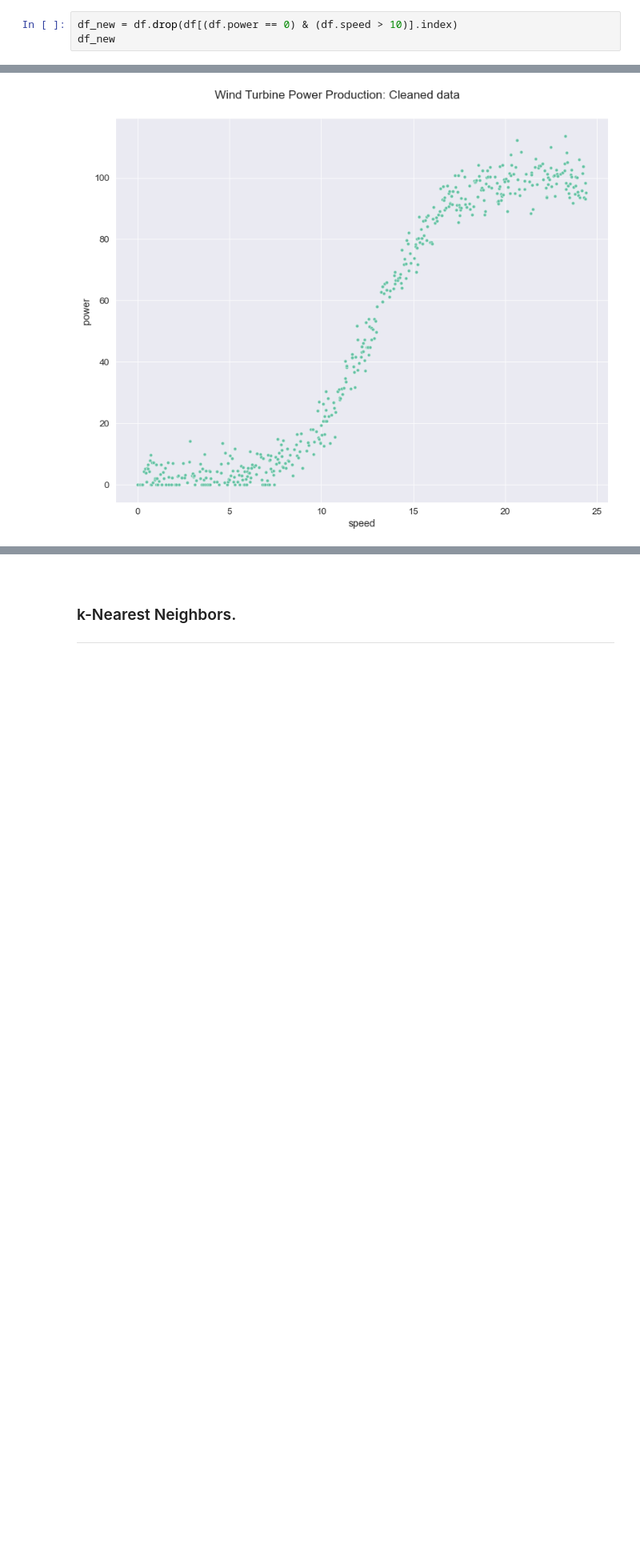
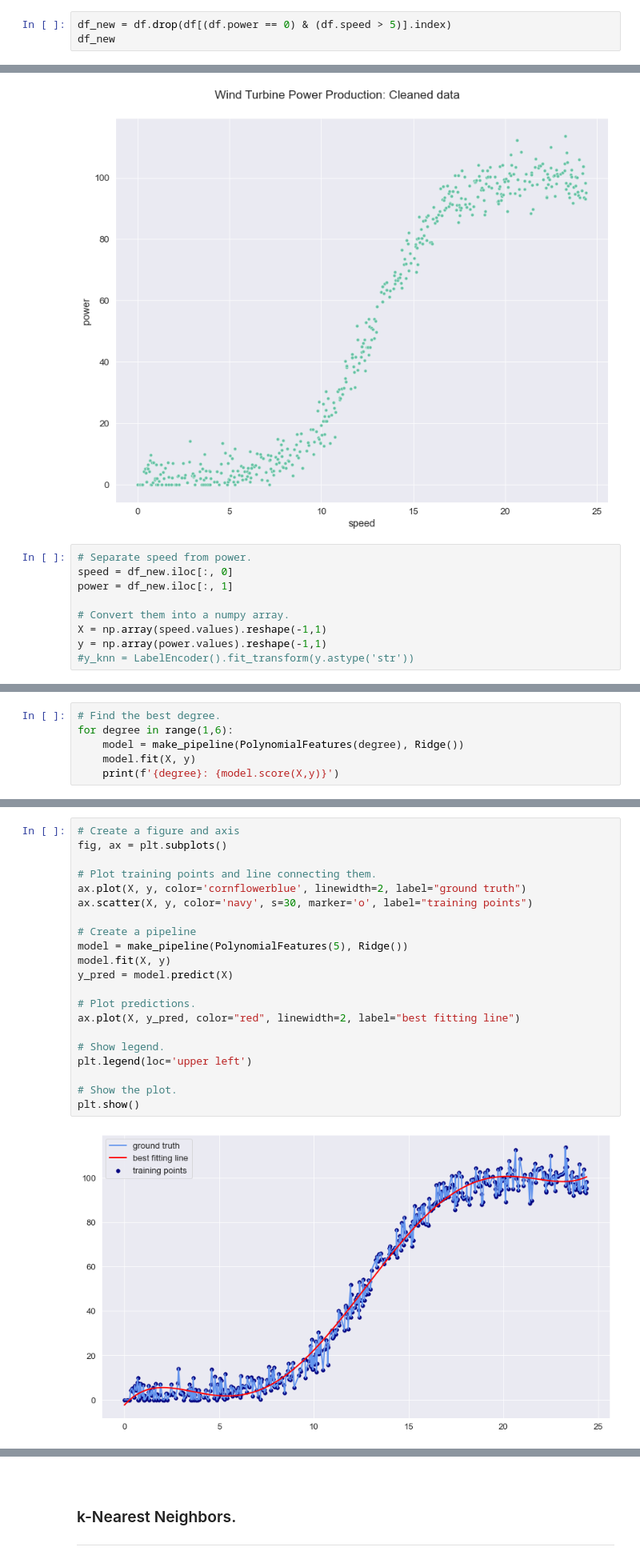
Before and after one commit to olgarozhdestvina/Machine-Learning-and-Statistics-Project, a Jupyter notebook: Power_production_model.ipynb, the cells around one changed output, grey strips where cells are left out. Shown at 80% size. Cells and saved outputs as stored; diff of their text form; blank space fills up the shorter version.

Commit message:
Applied PolynomialFeatures and plotted,  added Pipeline model and plots for the whole data and for test data.

```diff
--- a/Power_production_model.ipynb
+++ b/Power_production_model.ipynb
@@ -119,5 +140,5 @@ Additionally, we can see some outliners where the speed is above 10 m/s, however
 # %%
-df_new = df.drop(df[(df.power == 0) & (df.speed > 10)].index)
+df_new = df.drop(df[(df.power == 0) & (df.speed > 5)].index)
 df_new
 # %% [output]
 |  | speed | power |
@@ -146,3 +167,12 @@ fig.suptitle("Wind Turbine Power Production: Cleaned data", y=1.02)
 plt.show()
 # %% [output]
 [figure]
+# %%
+# Separate speed from power.
+speed = df_new.iloc[:, 0]
+power = df_new.iloc[:, 1]
+
+# Convert them into a numpy array.
+X = np.array(speed.values).reshape(-1,1)
+y = np.array(power.values).reshape(-1,1)
+#y_knn = LabelEncoder().fit_transform(y.astype('str'))
@@ -148,0 +183,6 @@ plt.show()
+# %%
+# Find the best degree.
+for degree in range(1,6):
+    model = make_pipeline(PolynomialFeatures(degree), Ridge())
+    model.fit(X, y)
+    print(f'{degree}: {model.score(X,y)}')
@@ -148,0 +197,23 @@ plt.show()
+# %%
+# Create a figure and axis
+fig, ax = plt.subplots()
+
+# Plot training points and line connecting them.
+ax.plot(X, y, color='cornflowerblue', linewidth=2, label="ground truth")
+ax.scatter(X, y, color='navy', s=30, marker='o', label="training points")
+
+# Create a pipeline
+model = make_pipeline(PolynomialFeatures(5), Ridge())
+model.fit(X, y)
+y_pred = model.predict(X)
+
+# Plot predictions.
+ax.plot(X, y_pred, color="red", linewidth=2, label="best fitting line")
+
+# Show legend.
+plt.legend(loc='upper left')
+
+# Show the plot.
+plt.show()
+# %% [output]
+[figure, added]
```
Also changed, not shown: parts of 23 cells of this notebook.
